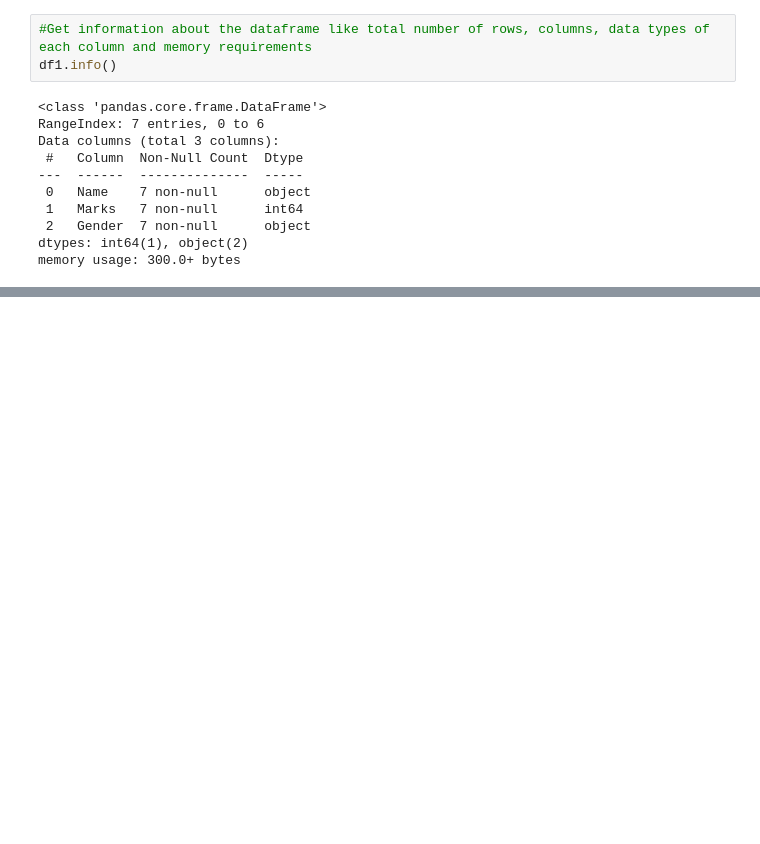
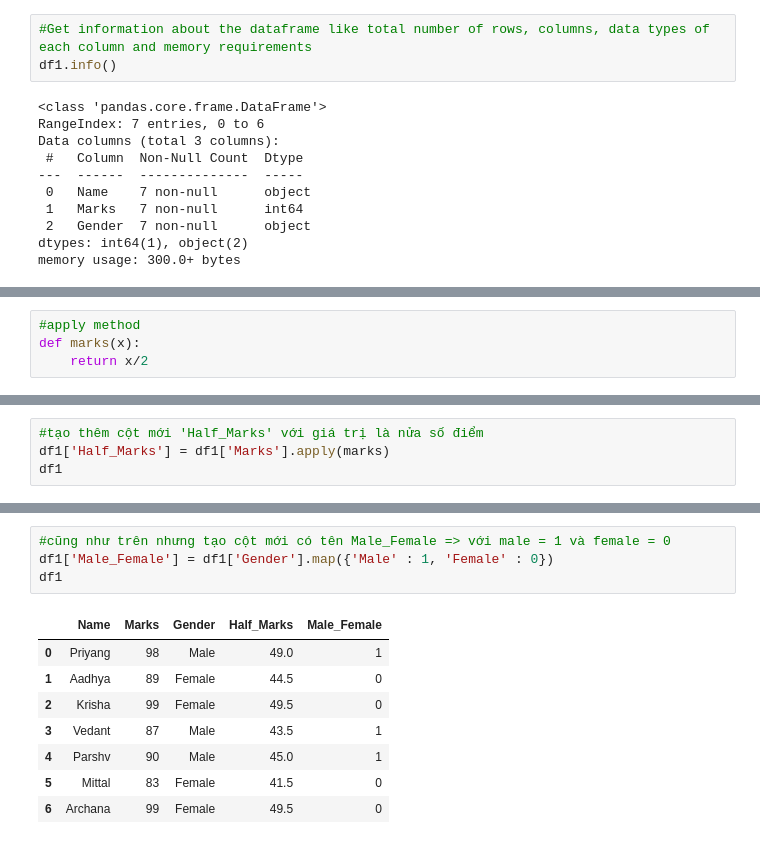
Before and after one commit to minhhi68/Python-MiniProjects, a Jupyter notebook: WarmUpExercise.ipynb, the cells around one changed output, grey strips where cells are left out. Cells and saved outputs as stored; diff of their text form; blank space fills up the shorter version.

```diff
--- a/WarmUpExercise.ipynb
+++ b/WarmUpExercise.ipynb
@@ -58,0 +157,4 @@ memory usage: 300.0+ bytes
+# %%
+#apply method
+def marks(x):
+    return x/2
@@ -58,0 +172,4 @@ memory usage: 300.0+ bytes
+# %%
+#tạo thêm cột mới 'Half_Marks' với giá trị là nửa số điểm
+df1['Half_Marks'] = df1['Marks'].apply(marks)
+df1
@@ -58,0 +219,13 @@ memory usage: 300.0+ bytes
+# %%
+#cũng như trên nhưng tạo cột mới có tên Male_Female => với male = 1 và female = 0
+df1['Male_Female'] = df1['Gender'].map({'Male' : 1, 'Female' : 0})
+df1
+# %% [output]
+|  | Name | Marks | Gender | Half_Marks | Male_Female |
+| 0 | Priyang | 98 | Male | 49.0 | 1 |
+| 1 | Aadhya | 89 | Female | 44.5 | 0 |
+| 2 | Krisha | 99 | Female | 49.5 | 0 |
+| 3 | Vedant | 87 | Male | 43.5 | 1 |
+| 4 | Parshv | 90 | Male | 45.0 | 1 |
+| 5 | Mittal | 83 | Female | 41.5 | 0 |
+| 6 | Archana | 99 | Female | 49.5 | 0 |
```
Also changed, not shown: parts of 20 cells of this notebook.
